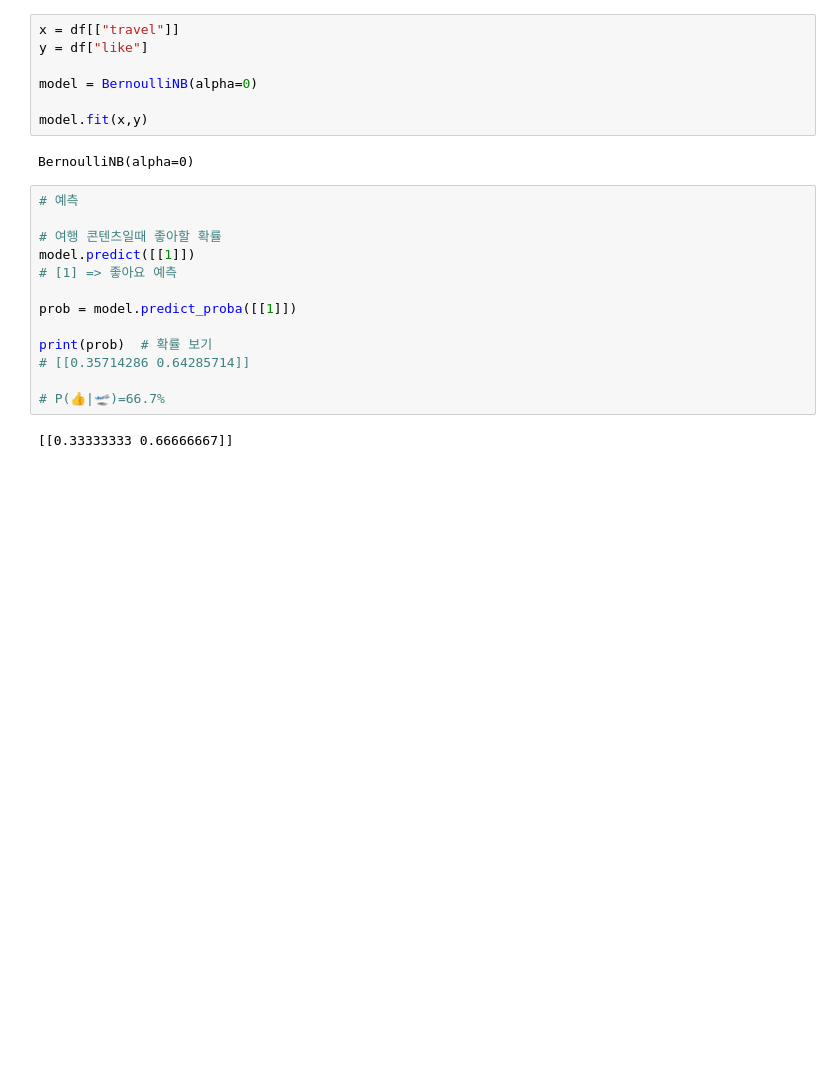
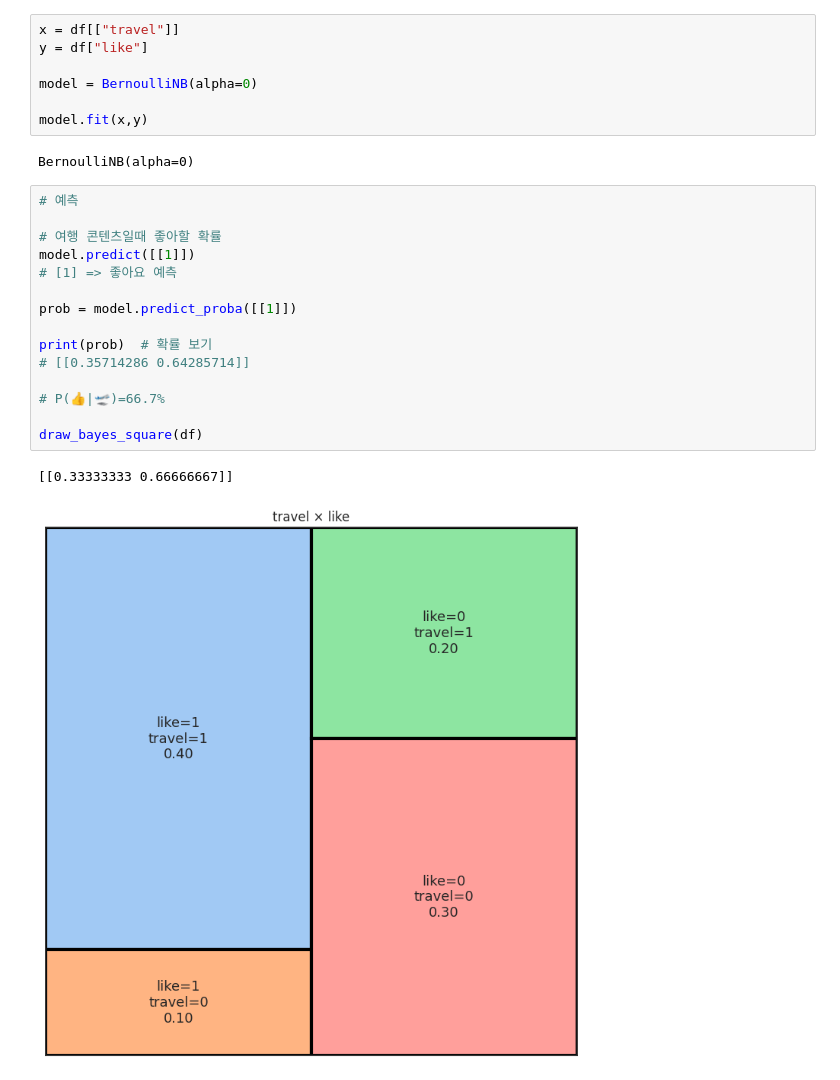
Before and after one commit to n3316202/Gwangsu-AI-Academy-teacher, a Jupyter notebook: 07.머신러닝/지도학습/02.분류/05-나이브베이즈/01-나이브베이즈-기본-영상-좋아요.ipynb, the cells around one changed output. Drawn from its saved outputs; the diff is of its cells as text; blank space fills up the shorter version.

```diff
--- a/07.머신러닝/지도학습/02.분류/05-나이브베이즈/01-나이브베이즈-기본-영상-좋아요.ipynb
+++ b/07.머신러닝/지도학습/02.분류/05-나이브베이즈/01-나이브베이즈-기본-영상-좋아요.ipynb
@@ -203,15 +221,18 @@ BernoulliNB(alpha=0)
 # %%
 # 예측
 
 # 여행 콘텐츠일때 좋아할 확률
 model.predict([[1]])
 # [1] => 좋아요 예측
 
 prob = model.predict_proba([[1]])
 
 print(prob)  # 확률 보기
 # [[0.35714286 0.64285714]]
 
 # P(👍∣🛫)=66.7%
+
+draw_bayes_square(df)
 # %% [output]
 [[0.33333333 0.66666667]]
+[figure, added]
```
Also changed, not shown: parts of 1 cell of this notebook.
